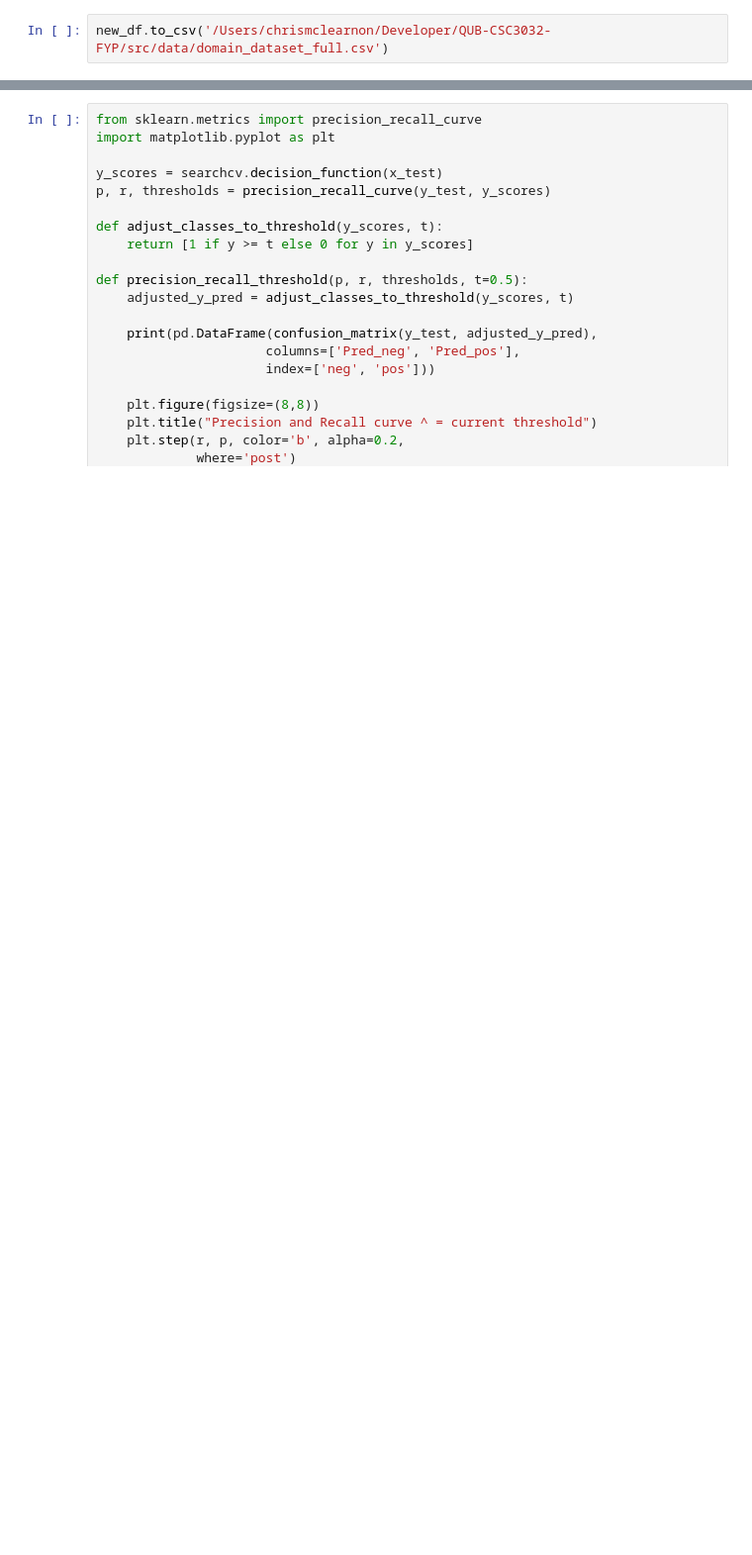
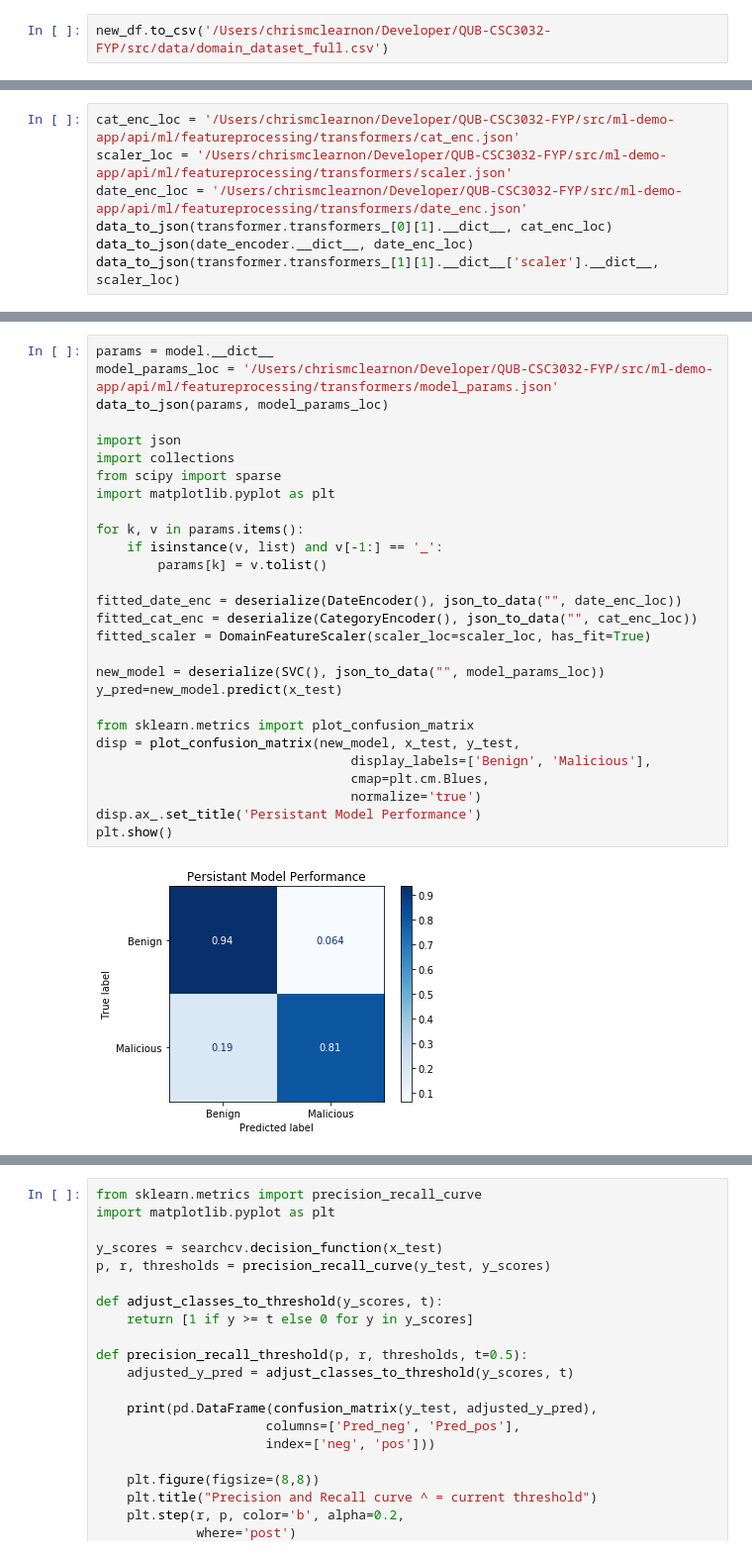
Before and after one commit to cmclearnon/QUB-CSC3032-FYP, a Jupyter notebook: src/ml/Domain - Host based Feature Extraction.ipynb, the cells around one changed output, grey strips where cells are left out. Shown at 99% size. Drawn from its saved outputs; the diff is of its cells as text; blank space fills up the shorter version.

Commit message:
Fully working model & transformer JSON persistance
Need to fix transformer issue of ColumnTransformer with pre-fitted estimators

```diff
--- a/src/ml/Domain - Host based Feature Extraction.ipynb
+++ b/src/ml/Domain - Host based Feature Extraction.ipynb
@@ -568,0 +575,7 @@ scores = cross_validate(model, X, Y, scoring=scoring, cv=cv, n_jobs=-1)
+# %%
+cat_enc_loc = '/Users/chrismclearnon/Developer/QUB-CSC3032-FYP/src/ml-demo-app/api/ml/featureprocessing/transformers/cat_enc.json'
+scaler_loc = '/Users/chrismclearnon/Developer/QUB-CSC3032-FYP/src/ml-demo-app/api/ml/featureprocessing/transformers/scaler.json'
+date_enc_loc = '/Users/chrismclearnon/Developer/QUB-CSC3032-FYP/src/ml-demo-app/api/ml/featureprocessing/transformers/date_enc.json'
+data_to_json(transformer.transformers_[0][1].__dict__, cat_enc_loc)
+data_to_json(date_encoder.__dict__, date_enc_loc)
+data_to_json(transformer.transformers_[1][1].__dict__['scaler'].__dict__, scaler_loc)
@@ -767,3 +615,33 @@ array([1, 0, 1, ..., 1, 0, 0])
+# %%
+params = model.__dict__
+model_params_loc = '/Users/chrismclearnon/Developer/QUB-CSC3032-FYP/src/ml-demo-app/api/ml/featureprocessing/transformers/model_params.json'
+data_to_json(params, model_params_loc)
+
+import json
+import collections
+from scipy import sparse
+import matplotlib.pyplot as plt
+
+for k, v in params.items():
+    if isinstance(v, list) and v[-1:] == '_':
+        params[k] = v.tolist()
+
+fitted_date_enc = deserialize(DateEncoder(), json_to_data("", date_enc_loc))
+fitted_cat_enc = deserialize(CategoryEncoder(), json_to_data("", cat_enc_loc))
+fitted_scaler = DomainFeatureScaler(scaler_loc=scaler_loc, has_fit=True)
+
+new_model = deserialize(SVC(), json_to_data("", model_params_loc))
+y_pred=new_model.predict(x_test)
+
+from sklearn.metrics import plot_confusion_matrix
+disp = plot_confusion_matrix(new_model, x_test, y_test,
+                                 display_labels=['Benign', 'Malicious'],
+                                 cmap=plt.cm.Blues,
+                                 normalize='true')
+disp.ax_.set_title('Persistant Model Performance')
+plt.show()
+# %% [output]
+[figure, added]
 # %%
 from skopt import BayesSearchCV
 from skopt.space import Real, Categorical, Integer
```
Also changed, not shown: parts of 24 cells of this notebook, 5 other files.
